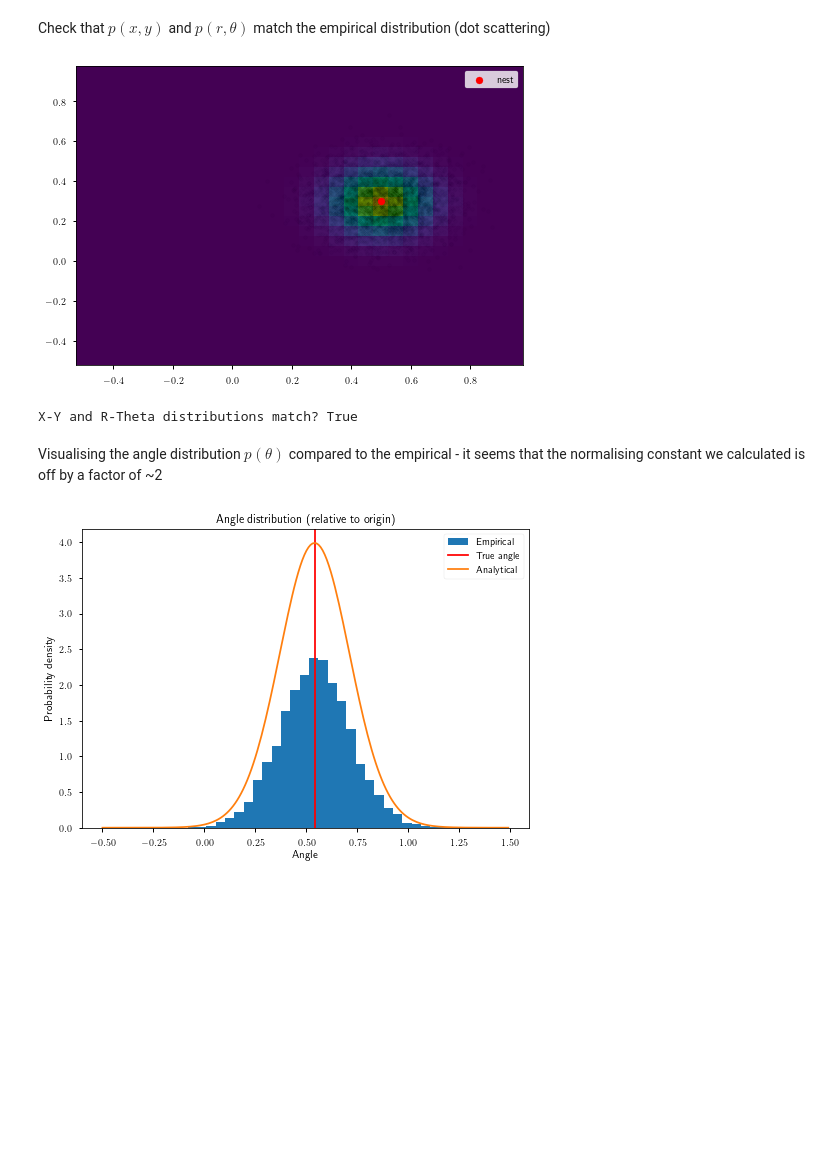
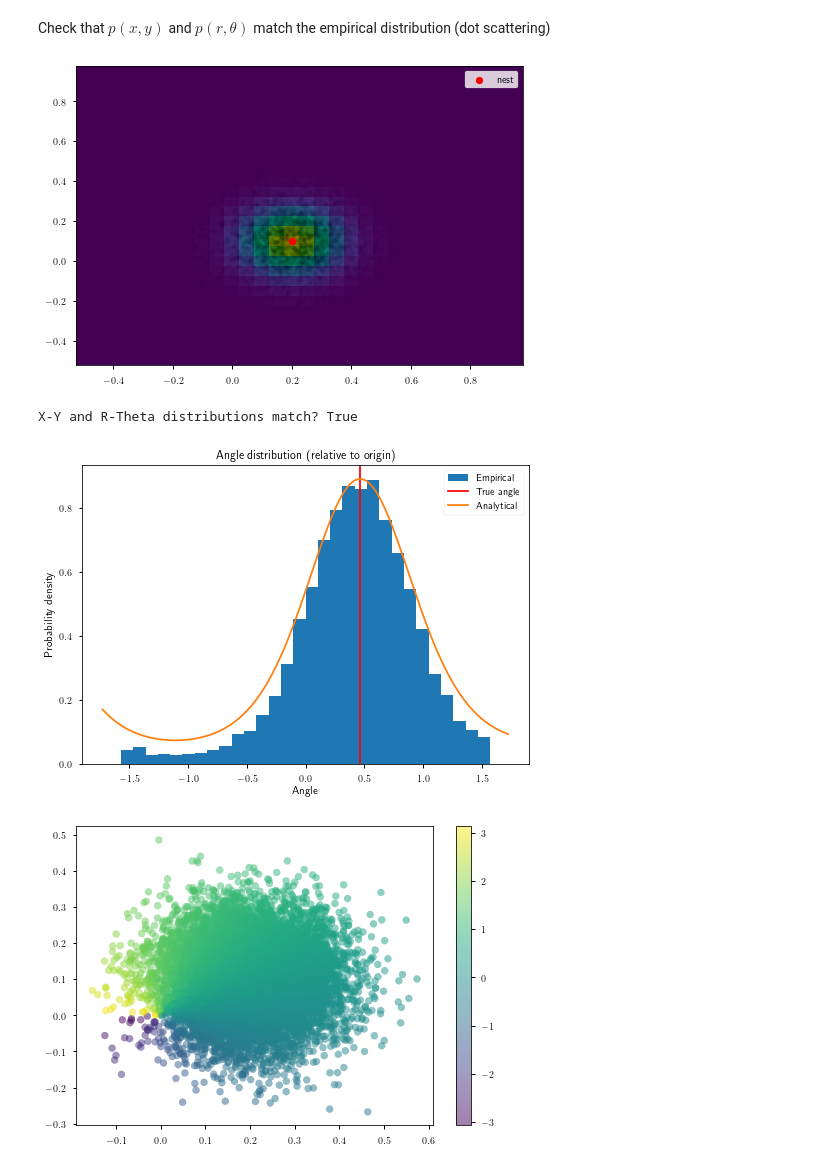
Before and after one commit to Dominic-DallOsto/insect-navigation-sinusoidal-optimality, a Jupyter notebook: polar coordinates noise distribution.ipynb, the cells around one changed output. Cells and saved outputs as stored; diff of their text form; code cells hidden in the pictures; blank space fills up the shorter version.

Commit message:
Update polar coordinates theta distribution maths

```diff
--- a/polar coordinates noise distribution.ipynb
+++ b/polar coordinates noise distribution.ipynb
@@ -19,8 +19,8 @@ plt.rc('text', usetex=True)
 circ_dist = lambda theta: np.arctan(np.sin(theta) / np.cos(theta))
 # %%
 num_points = 10000
-mu_x = .5
-mu_y = .3
+mu_x = .2
+mu_y = .1
 sigma = 0.1
 
 r0 = np.sqrt(mu_x**2 + mu_y**2)
@@ -115,7 +143,7 @@ $$\begin{aligned}
 x_y_to_r_theta = lambda x, y: (np.sqrt(x**2+y**2),np.arctan2(y,x))
 prob_xy = lambda x, y: 1/(2*np.pi*sigma**2) * np.exp(-((x - mu_x)**2 + (y - mu_y)**2)/(2*sigma**2))
 prob_r_theta = lambda r, theta: 1/(2*np.pi*sigma**2) * np.exp(-(r**2 - 2*(np.cos(theta)*mu_x + np.sin(theta)*mu_y)*r + mu_x**2+mu_y**2)/(2*sigma**2))
-prob_theta = lambda theta: 1/np.sqrt(2*np.pi*sigma**2) * np.exp(- ((np.sin(theta)*mu_x - np.cos(theta)*mu_y)**2) / (2*sigma**2))
+prob_theta = lambda theta: r0/np.sqrt(2*np.pi*sigma**2) * np.exp(- np.sin(theta-angle0)**2 / (2*sigma**2/r0**2))
 # %% [markdown]
 Check that $p(x,y)$ and $p(r,\theta)$ match the empirical distribution (dot scattering)
 # %%
@@ -129,23 +157,28 @@ plt.show()
 
 print(f'X-Y and R-Theta distributions match? {np.allclose(prob_xy(x,y), prob_r_theta(*x_y_to_r_theta(x,y)))}')
 # %% [output]
-[figure, old version]
+[figure, new version]
 X-Y and R-Theta distributions match? True
-# %% [markdown]
-Visualising the angle distribution $p(\theta)$ compared to the empirical - it seems that the normalising constant we calculated is off by a factor of ~2
 # %%
-theta = np.arange(-0.5,1.5,0.01)
+plt.hist(np.arctan(points[1]/points[0]), 30, density=True, label='Empirical')
+theta = np.arange(*plt.xlim(),0.01)
 
-plt.hist(angle, 30, density=True, label='Empirical')
 plt.axvline(angle0, color='red', label='True angle')
 plt.plot(theta, prob_theta(theta), label='Analytical')
 plt.title('Angle distribution (relative to origin)')
 plt.xlabel('Angle')
 plt.ylabel('Probability density')
 plt.legend()
 plt.show()
+
+plt.scatter(points[0], points[1], c=angle, alpha=0.5)
+plt.xlim([min(-0.1,plt.xlim()[0]),plt.xlim()[1]])
+# plt.title('Scatter plot of points with distances greater than (yellow) or less than (purple) the true distance')
+plt.colorbar()
+plt.show()
 # %% [output]
-[figure, old version]
+[figure, new version]
+[figure, added]
 # %%
 plt.scatter(points[0], points[1], c=r>=r0, alpha=0.1)
 plt.xlim([min(-0.1,plt.xlim()[0]),plt.xlim()[1]])
```
Also changed, not shown: parts of 8 cells of this notebook.
